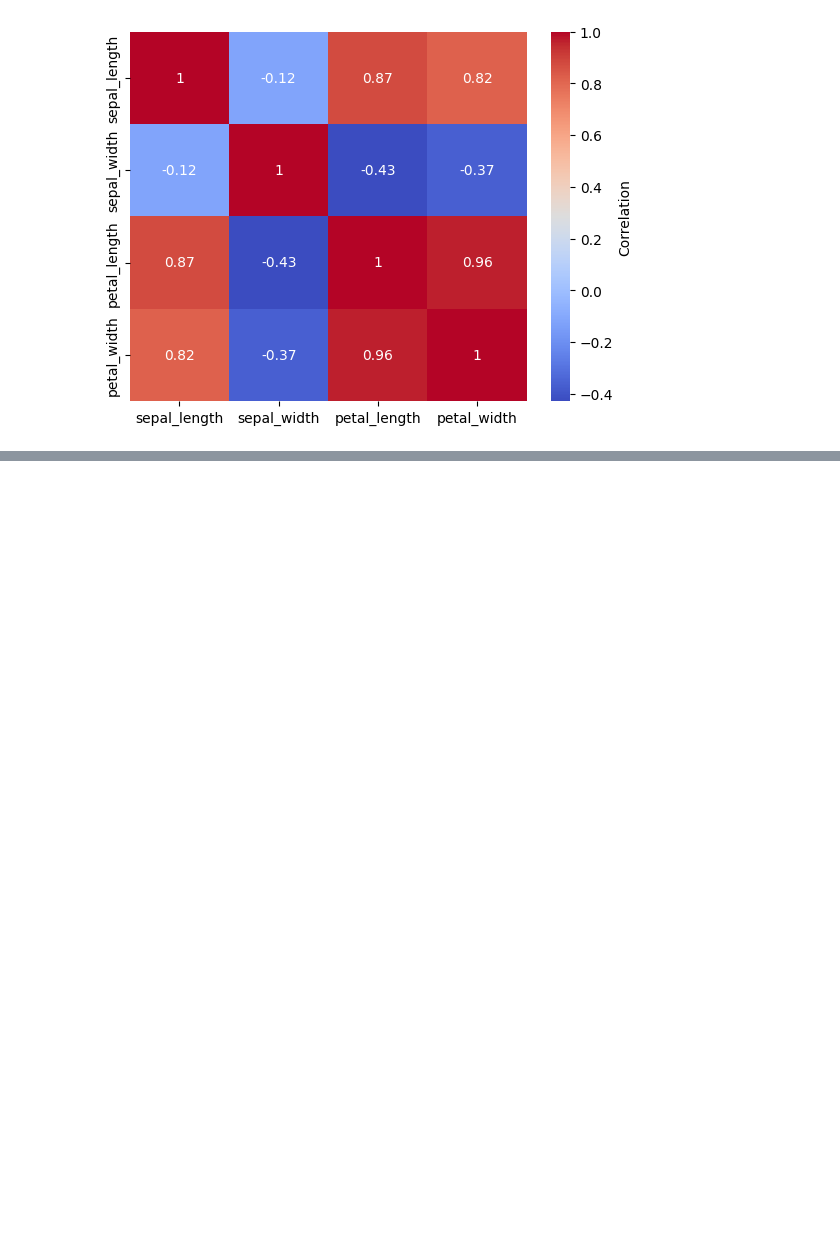
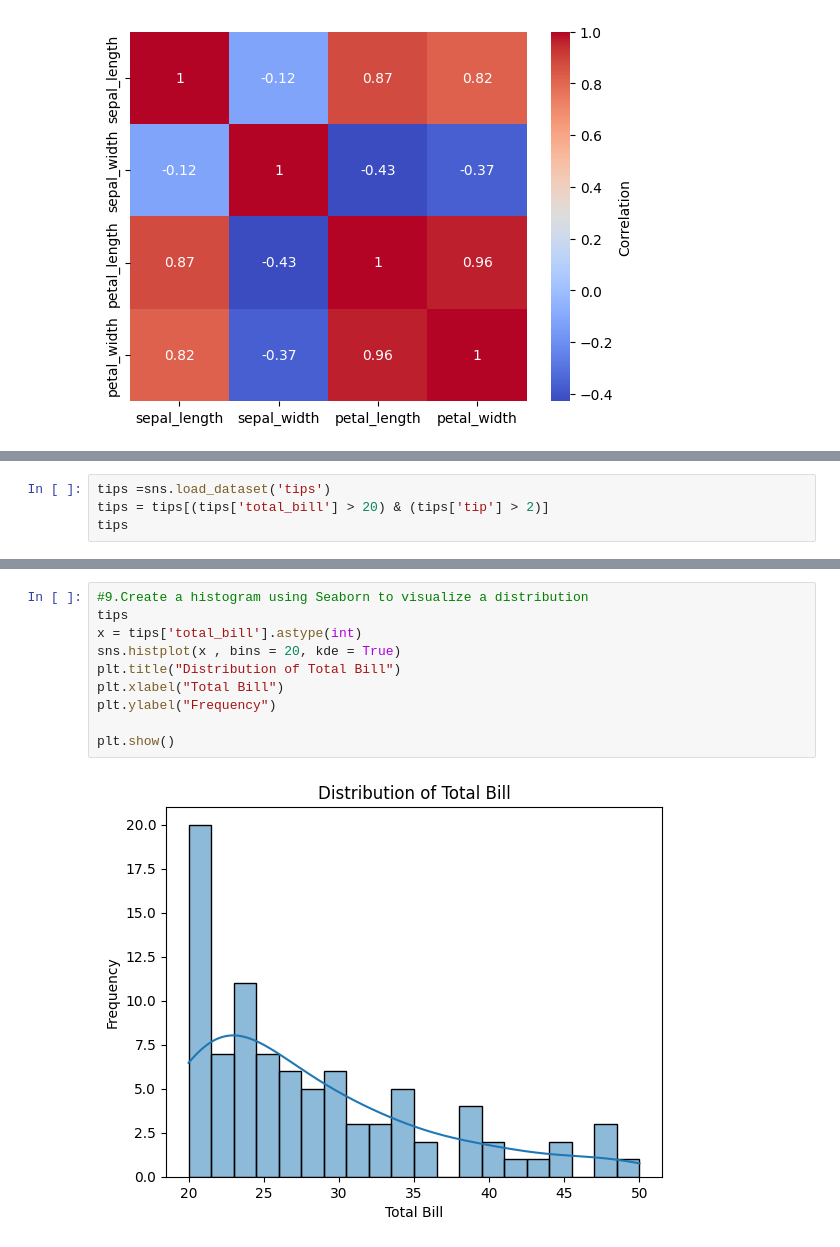
Before and after one commit to sidsakhare/Python-Assignments, a Jupyter notebook: Data_Toolkit_.ipynb, the cells around one changed output, grey strips where cells are left out. Drawn from its saved outputs; the diff is of its cells as text; blank space fills up the shorter version.

```diff
--- a/Data_Toolkit_.ipynb
+++ b/Data_Toolkit_.ipynb
@@ -163,0 +222,4 @@ data1 =sns.heatmap(corr1,cmap= 'coolwarm', annot= True, cbar_kws={'label': 'Corr
+# %%
+tips =sns.load_dataset('tips')
+tips = tips[(tips['total_bill'] > 20) & (tips['tip'] > 2)]
+tips
@@ -163,0 +240,12 @@ data1 =sns.heatmap(corr1,cmap= 'coolwarm', annot= True, cbar_kws={'label': 'Corr
+# %%
+#9.Create a histogram using Seaborn to visualize a distribution
+tips
+x = tips['total_bill'].astype(int)
+sns.histplot(x , bins = 20, kde = True)
+plt.title("Distribution of Total Bill")
+plt.xlabel("Total Bill")
+plt.ylabel("Frequency")
+
+plt.show()
+# %% [output]
+[figure, added]
```
Also changed, not shown: parts of 19 cells of this notebook.
